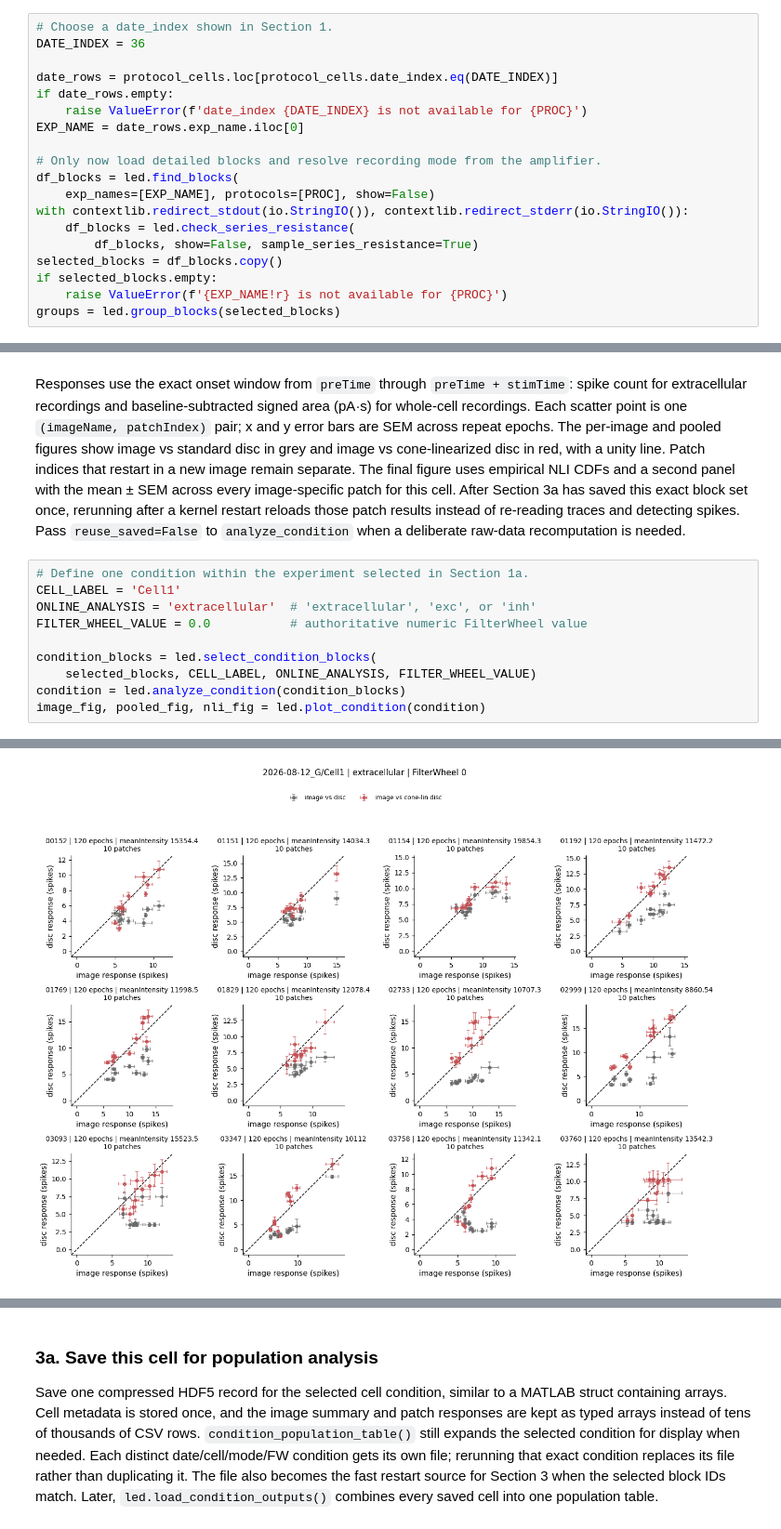
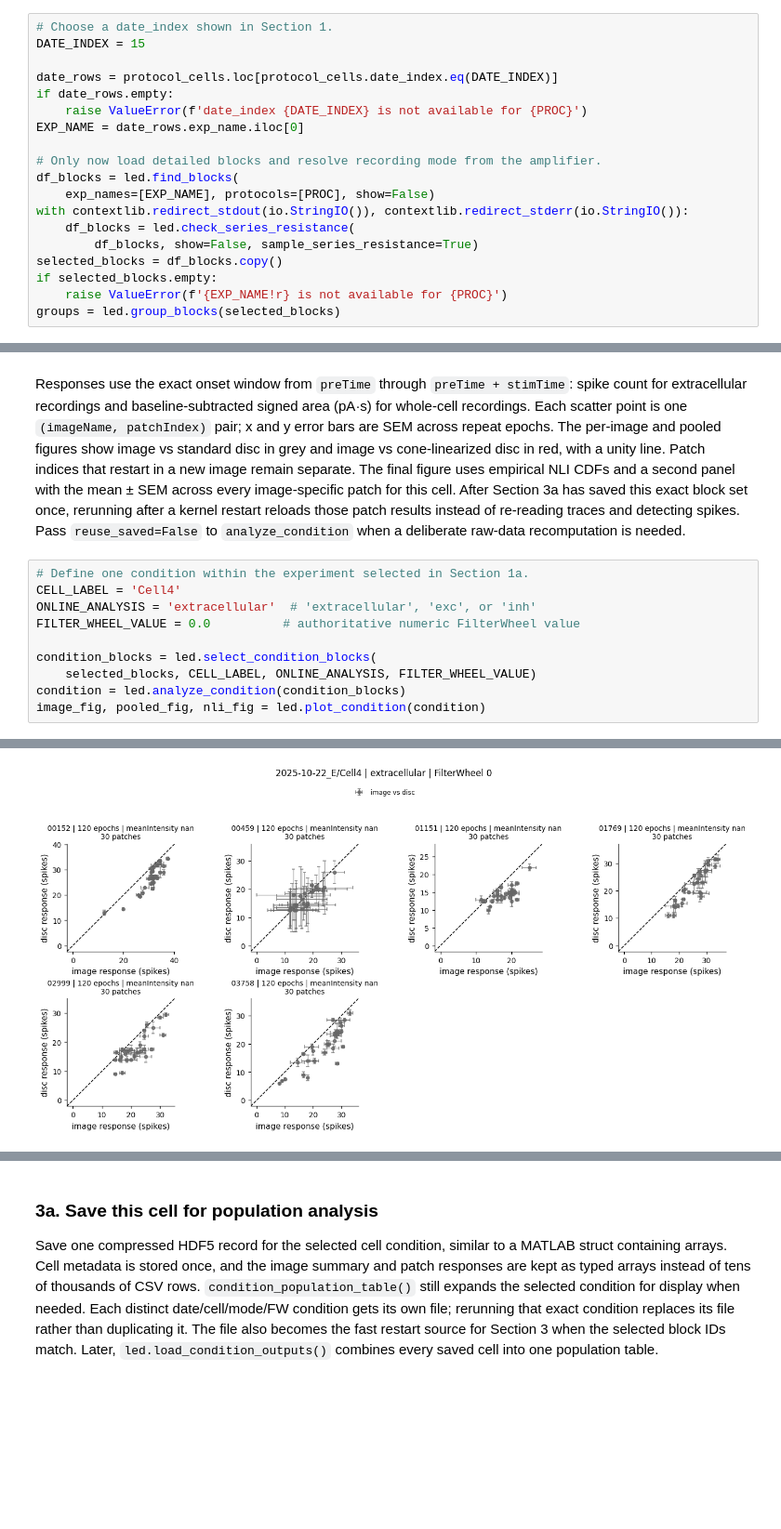
Before and after one commit to chrischen2/retinanalysis, a Jupyter notebook: SingCell_Notebooks/analyzeConeDisc.ipynb, the cells around one changed output, grey strips where cells are left out. Shown at 93% size. Saved outputs shown, nothing was run; the diff lists cells and outputs as text; blank space fills up the shorter version.

```diff
--- a/SingCell_Notebooks/analyzeConeDisc.ipynb
+++ b/SingCell_Notebooks/analyzeConeDisc.ipynb
@@ -77,7 +77,7 @@ resolved `onlineAnalysis`, `site`, `light_settings`, `block_ids`, `image_names`,
 protocol did not record that setting.
 # %%
 # Choose a date_index shown in Section 1.
-DATE_INDEX = 36
+DATE_INDEX = 15
 
 date_rows = protocol_cells.loc[protocol_cells.date_index.eq(DATE_INDEX)]
 if date_rows.empty:
@@ -150,9 +140,9 @@ re-reading traces and detecting spikes. Pass `reuse_saved=False` to `analyze_con
 deliberate raw-data recomputation is needed.
 # %%
 # Define one condition within the experiment selected in Section 1a.
-CELL_LABEL = 'Cell1'
+CELL_LABEL = 'Cell4'
 ONLINE_ANALYSIS = 'extracellular'  # 'extracellular', 'exc', or 'inh'
-FILTER_WHEEL_VALUE = 0.0           # authoritative numeric FilterWheel value
+FILTER_WHEEL_VALUE = 0.0          # authoritative numeric FilterWheel value
 
 condition_blocks = led.select_condition_blocks(
     selected_blocks, CELL_LABEL, ONLINE_ANALYSIS, FILTER_WHEEL_VALUE)
@@ -179 +163 @@ loaded 120 saved patch arrays from /Volumes/ChrisNewSSD/retinanalysis_output/lin
-[figure, old version]
+[figure, new version]
```
Also changed, not shown: parts of 4 cells of this notebook.
